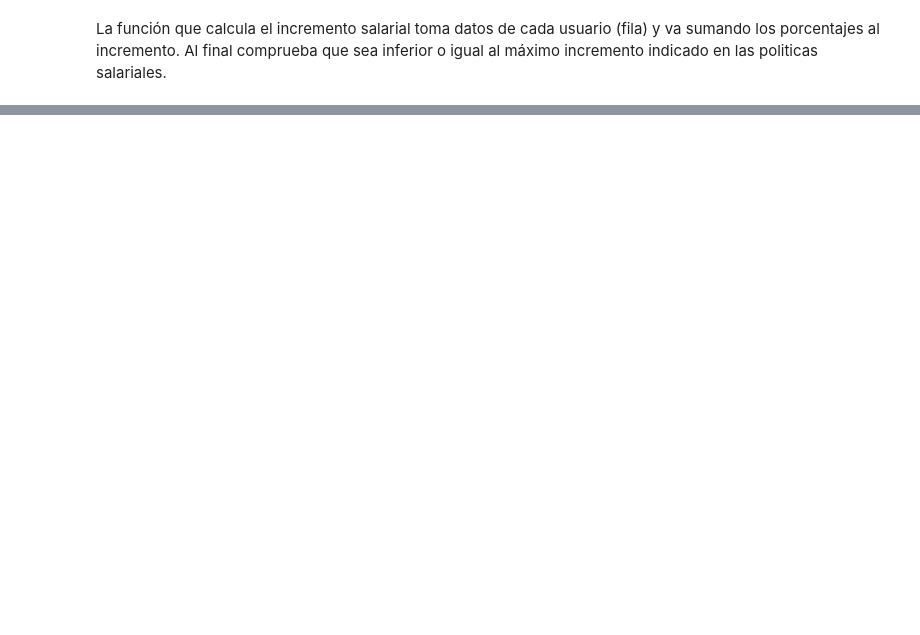
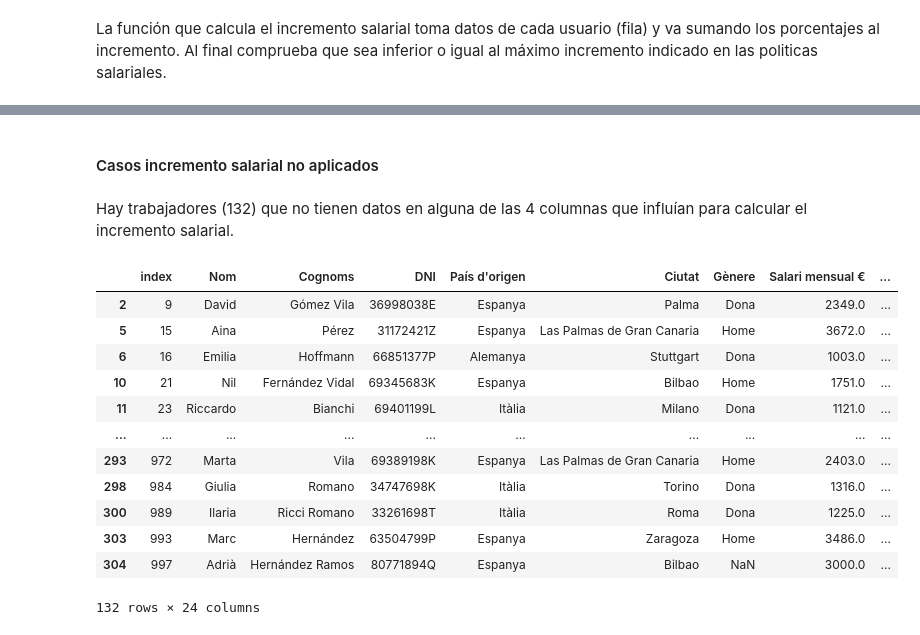
Before and after one commit to noelcarrionmatias/IT_Data, a Jupyter notebook: Especializacion/8_Sprint/ejercicios_s8.ipynb, the cells around one changed output, grey strips where cells are left out. Cells and saved outputs as stored; diff of their text form; code cells hidden in the pictures; blank space fills up the shorter version.

```diff
--- a/Especializacion/8_Sprint/ejercicios_s8.ipynb
+++ b/Especializacion/8_Sprint/ejercicios_s8.ipynb
@@ -2100,0 +2141,11 @@ TypeError: unhashable type: 'Series'
+# %%
+dataset_s8['Salario incrementado'] = round(dataset_s8['Salari mensual €'] + (dataset_s8['Salari mensual €'] * (dataset_s8['Incremento %']/100)),2)
+# %%
+def obtener_salario_minimo(fila):
+
+    if fila['Salario incrementado'] < politica_salarial['rules']['min_salary_threshold']:
+        fila['Salario incrementado'] = politica_salarial['rules']['min_salary_threshold']
+
+    return fila['Salario incrementado']
+# %%
+dataset_s8['Salario incrementado'] = dataset_s8.apply(obtener_salario_minimo, axis=1)
@@ -2100,0 +2154,4 @@ TypeError: unhashable type: 'Series'
+# %%
+dataset_s8.columns = dataset_s8.columns.map(corregir_texto)
+dataset_s8.drop(['País'], axis=1, inplace=True)
+dataset_s8.info()
@@ -2100,0 +2176,25 @@ TypeError: unhashable type: 'Series'
+# %% [markdown]
+#### Casos incremento salarial no aplicados
+# %% [markdown]
+Hay trabajadores (132) que no tienen datos en alguna de las 4 columnas que influían para calcular el incremento salarial.
+# %%
+dataset_s8[
+    (dataset_s8['Nombre fills'].isna())|
+    (dataset_s8['Cost vida index'].isna())|
+    (dataset_s8['Transport public score'].isna())|
+    (dataset_s8['Grup edat'].isna())
+    ]
+# %% [output]
+|  | index | Nom | Cognoms | DNI | País d'origen | Ciutat | Gènere | Salari mensual € | ... |
+| 2 | 9 | David | Gómez Vila | 36998038E | Espanya | Palma | Dona | 2349.0 | ... |
+| 5 | 15 | Aina | Pérez | 31172421Z | Espanya | Las Palmas de Gran Canaria | Home | 3672.0 | ... |
+| 6 | 16 | Emilia | Hoffmann | 66851377P | Alemanya | Stuttgart | Dona | 1003.0 | ... |
+| 10 | 21 | Nil | Fernández Vidal | 69345683K | Espanya | Bilbao | Home | 1751.0 | ... |
+| 11 | 23 | Riccardo | Bianchi | 69401199L | Itàlia | Milano | Dona | 1121.0 | ... |
+| ... | ... | ... | ... | ... | ... | ... | ... | ... | ... |
+| 293 | 972 | Marta | Vila | 69389198K | Espanya | Las Palmas de Gran Canaria | Home | 2403.0 | ... |
+| 298 | 984 | Giulia | Romano | 34747698K | Itàlia | Torino | Dona | 1316.0 | ... |
+| 300 | 989 | Ilaria | Ricci Romano | 33261698T | Itàlia | Roma | Dona | 1225.0 | ... |
+| 303 | 993 | Marc | Hernández | 63504799P | Espanya | Zaragoza | Home | 3486.0 | ... |
+| 304 | 997 | Adrià | Hernández Ramos | 80771894Q | Espanya | Bilbao | NaN | 3000.0 | ... |
+132 rows × 24 columns
```
Also changed, not shown: parts of 58 cells of this notebook.
